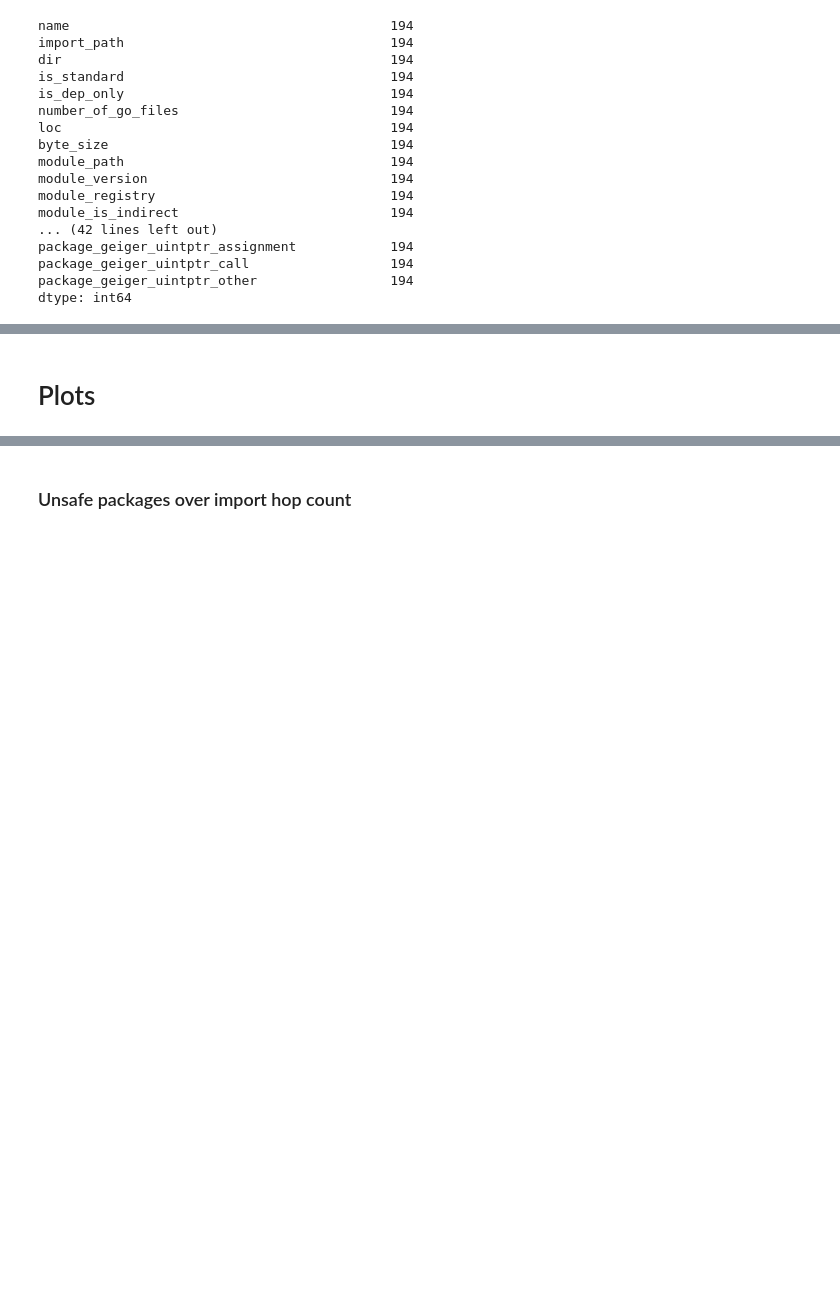
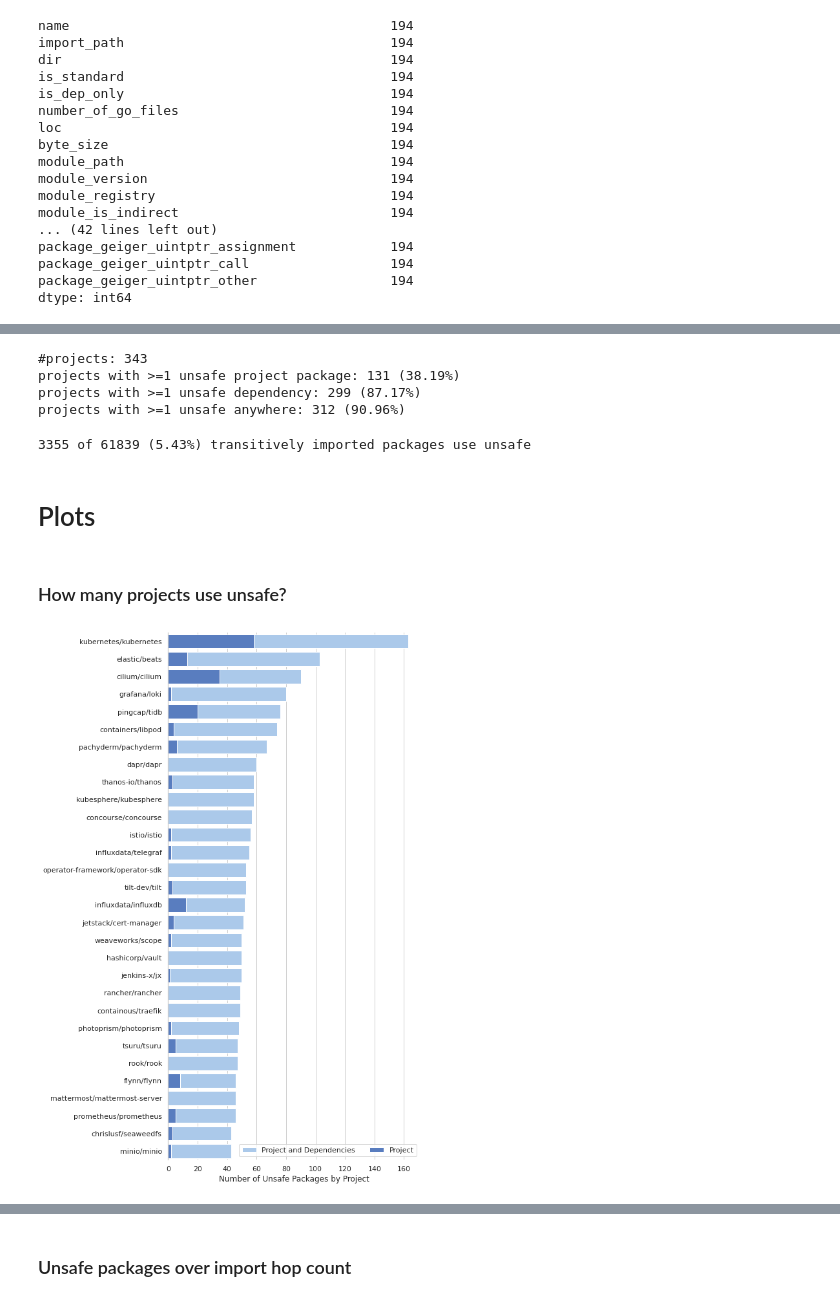
Before and after one commit to jlauinger/master-of-science, a Jupyter notebook: code/data-survey/analysis/Eval2-Scratch.ipynb, the cells around one changed output, grey strips where cells are left out. Drawn from its saved outputs; the diff is of its cells as text; code cells hidden in the pictures; blank space fills up the shorter version.

```diff
--- a/code/data-survey/analysis/Eval2-Scratch.ipynb
+++ b/code/data-survey/analysis/Eval2-Scratch.ipynb
@@ -174,2 +576,73 @@ pd.merge(geiger_df, packages_df, how='left',
+# %%
+projects_count = df['project_name'].count()
+
+unsafe_project_count = df[df['project_unsafe_pkg_count']>0]['project_name'].count()
+unsafe_dep_count = df[df['dep_unsafe_pkg_count']>0]['project_name'].count()
+unsafe_total_count = df[df['total_unsafe_pkg_count']>0]['project_name'].count()
+
+print("#projects: {}".format(projects_count))
+print("projects with >=1 unsafe project package: {} ({:.2%})".format(unsafe_project_count, unsafe_project_count/projects_count))
+print("projects with >=1 unsafe dependency: {} ({:.2%})".format(unsafe_dep_count, unsafe_dep_count/projects_count))
+print("projects with >=1 unsafe anywhere: {} ({:.2%})".format(unsafe_total_count, unsafe_total_count/projects_count))
+# %% [output]
+#projects: 343
+projects with >=1 unsafe project package: 131 (38.19%)
+projects with >=1 unsafe dependency: 299 (87.17%)
+projects with >=1 unsafe anywhere: 312 (90.96%)
+# %%
+df = packages_df\
+    [packages_df['is_standard']==False]\
+    .drop_duplicates(subset=['import_path', 'dir', 'module_path', 'module_version'])
+
+packages_count = df['name'].count()
+unsafe_packages_count = df[df['package_unsafe_sum']>0]['name'].count()
+
+print("{} of {} ({:.2%}) transitively imported packages use unsafe".format(unsafe_packages_count, packages_count,
+                                                                    unsafe_packages_count/packages_count))
+# %% [output]
+3355 of 61839 (5.43%) transitively imported packages use unsafe
 # %% [markdown]
 # Plots
+# %% [markdown]
+### How many projects use unsafe?
+# %%
+mdf = pd.merge(packages_df, projects_df, how='left', on='project_name', validate='many_to_one')
+
+df1 = mdf\
+    [(mdf['module_path']==mdf['project_root_module'])&(mdf['is_standard']==False)]\
+    .groupby('project_name')['package_unsafe_sum']\
+    .agg(project_unsafe_pkg_count=lambda x: np.count_nonzero(x))\
+    .reset_index()
+
+df2 = mdf\
+    [(mdf['module_path']!=mdf['project_root_module'])&(mdf['is_standard']==False)]\
+    .groupby('project_name')['package_unsafe_sum']\
+    .agg(dep_unsafe_pkg_count=lambda x: np.count_nonzero(x))\
+    .reset_index()
+
+df = pd.merge(df1, df2, how='left', on='project_name', validate='one_to_one').fillna(0)
+df['total_unsafe_pkg_count'] = df.apply(lambda x: x['project_unsafe_pkg_count'] + x['dep_unsafe_pkg_count'], axis=1)
+
+df = df.sort_values(by='total_unsafe_pkg_count', ascending=False)[:30]
+
+sns.set(style="whitegrid")
+
+fig, ax = plt.subplots(figsize=(7, 15))
+
+# Plot the total unsafe package count
+sns.set_color_codes("pastel")
+sns.barplot(x="total_unsafe_pkg_count", y="project_name", data=df,
+            label="Project and Dependencies", color="b")
+
+# Plot the project unsafe packages count
+sns.set_color_codes("muted")
+sns.barplot(x="project_unsafe_pkg_count", y="project_name", data=df,
+            label="Project", color="b")
+
+# Add a legend and informative axis label
+ax.legend(ncol=2, loc="lower right", frameon=True)
+ax.set(ylabel="",
+       xlabel="Number of Unsafe Packages by Project")
+sns.despine(bottom=True)
+# %% [output]
+[figure, added]
```
Also changed, not shown: parts of 79 cells of this notebook, 3 other files.
